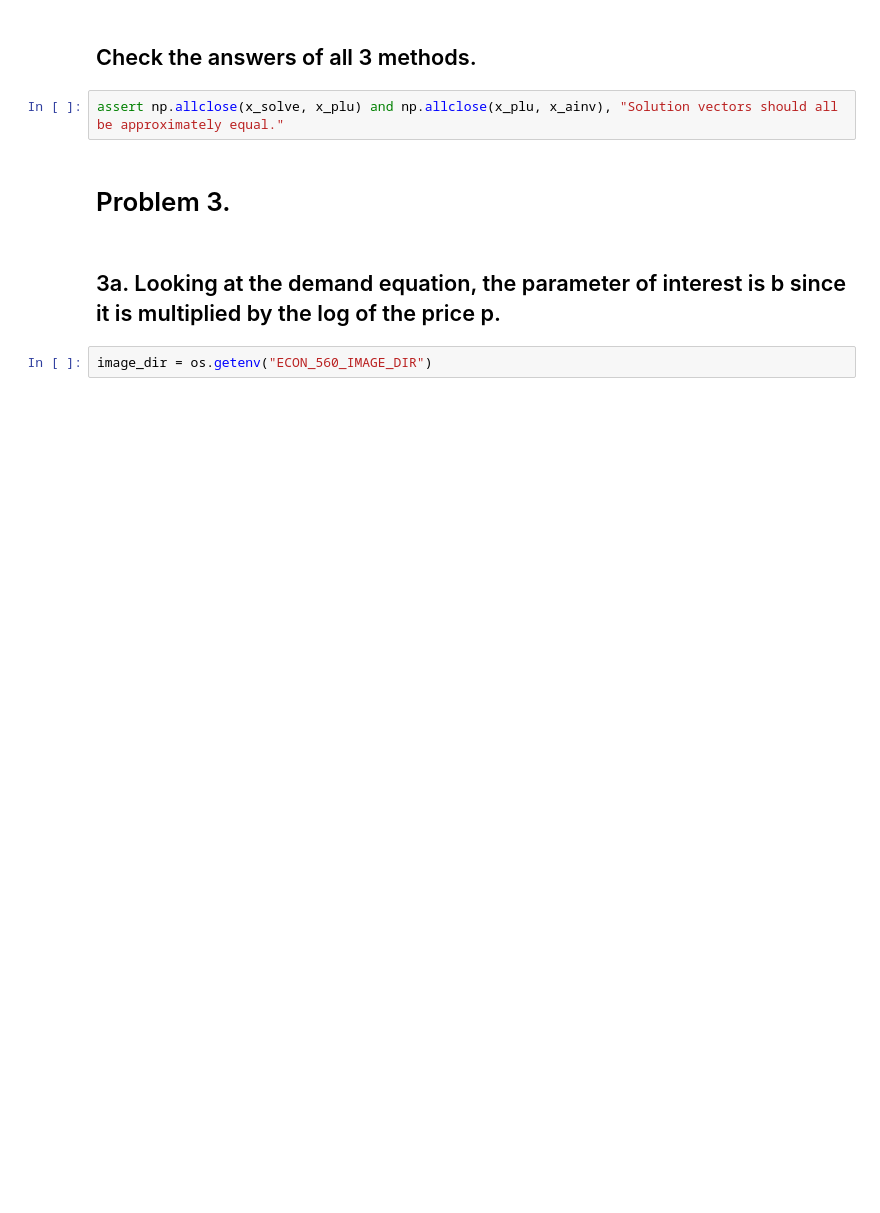
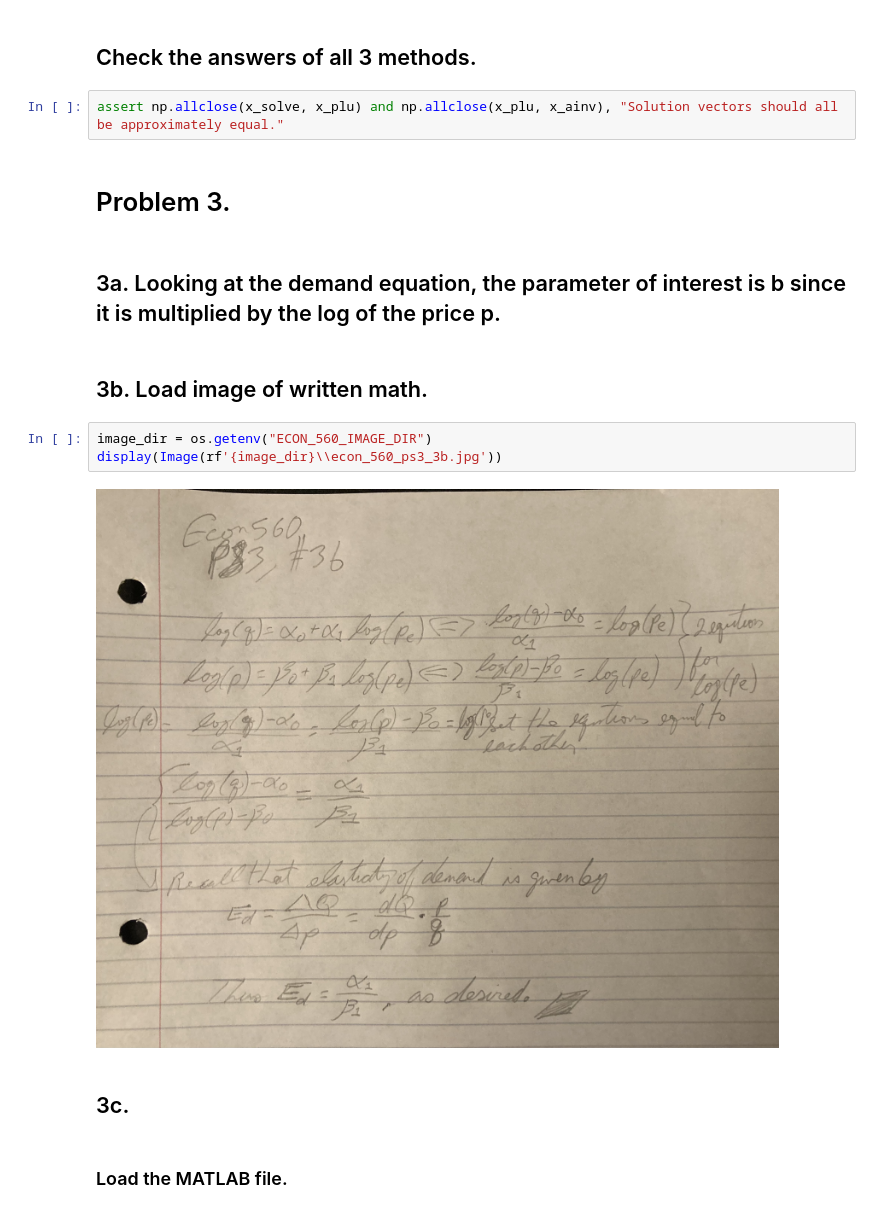
Before and after one commit to Vazquez-Michael-V/560_homework, a Jupyter notebook: econ_560_problem_set_3.ipynb, the cells around one changed output. Drawn from its saved outputs; the diff is of its cells as text; blank space fills up the shorter version.

```diff
--- a/econ_560_problem_set_3.ipynb
+++ b/econ_560_problem_set_3.ipynb
@@ -125,5 +181,14 @@ assert np.allclose(x_solve, x_plu) and np.allclose(x_plu, x_ainv), "Solution vec
 # Problem 3.
 # %% [markdown]
 ## 3a. Looking at the demand equation, the parameter of interest is b since it is multiplied by the log of the price p.
+# %% [markdown]
+## 3b. Load image of written math.
 # %%
 image_dir = os.getenv("ECON_560_IMAGE_DIR")
+display(Image(rf'{image_dir}\\econ_560_ps3_3b.jpg'))
+# %% [output]
+[figure, added]
+# %% [markdown]
+## 3c.
+# %% [markdown]
+### Load the MATLAB file.
```
Also changed, not shown: parts of 13 cells of this notebook.
